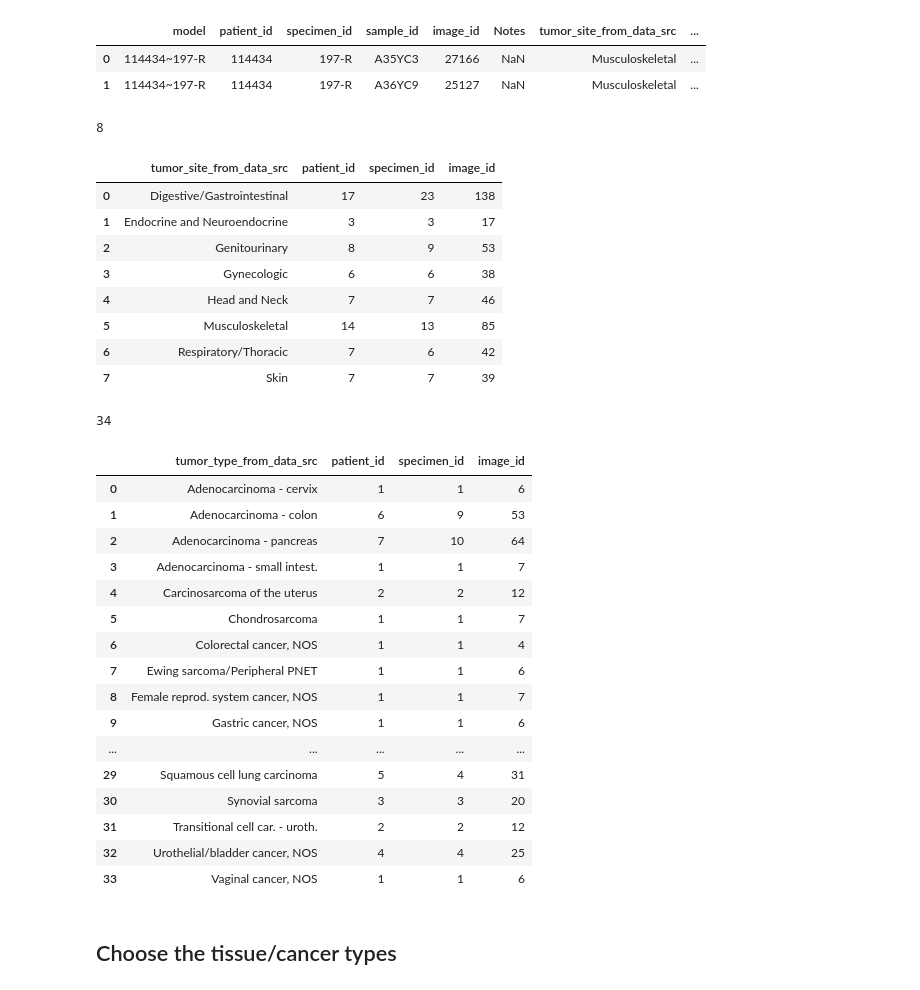
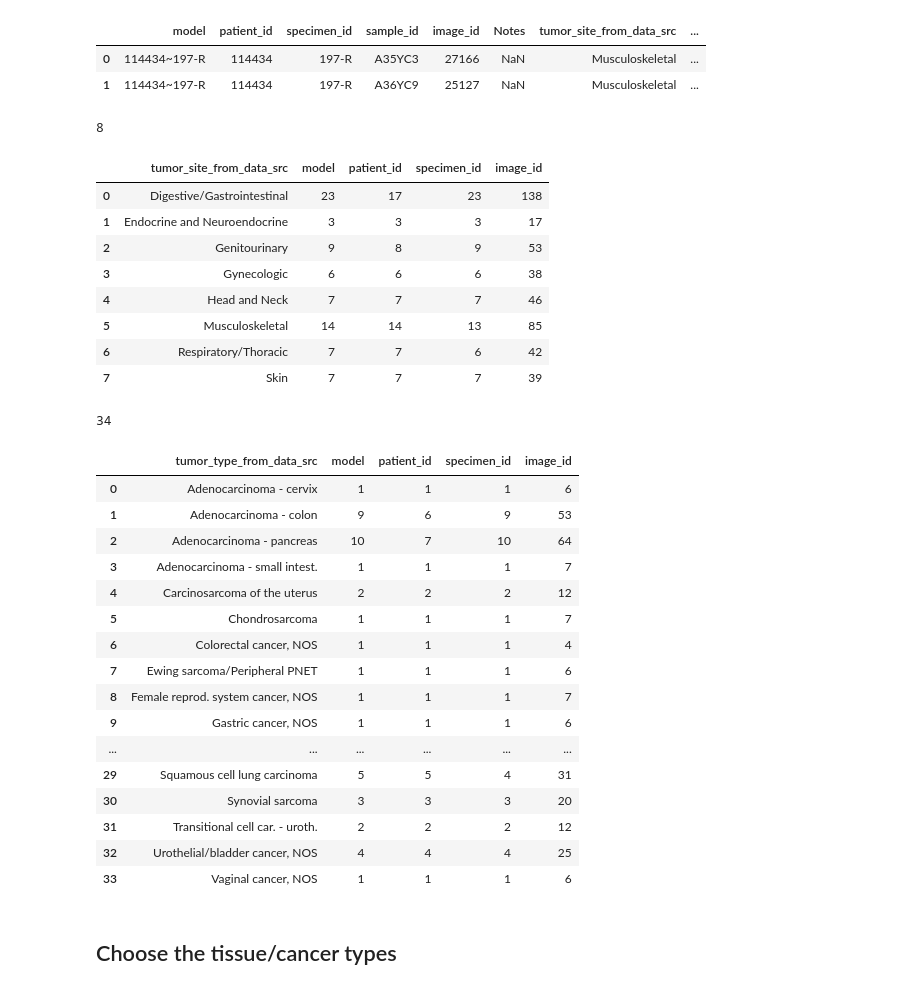
Before and after one commit to adpartin/pdx-histo, a Jupyter notebook: nbs/03-prep-data-for-slideflow.ipynb, the cells around one changed output. Saved outputs shown, nothing was run; the diff lists cells and outputs as text; code cells hidden in the pictures.

```diff
--- a/nbs/03-prep-data-for-slideflow.ipynb
+++ b/nbs/03-prep-data-for-slideflow.ipynb
@@ -27,43 +27,49 @@ display(df[:2])
 # %%
 c = 'tumor_site_from_data_src'
 print(df[c].nunique())
-tt = df.groupby([c]).agg({'patient_id': 'nunique', 'specimen_id': 'nunique', 'image_id': 'nunique'}).reset_index()
-tt
+tt = df.groupby([c]).agg({'model': 'nunique',
+                          'patient_id': 'nunique',
+                          'specimen_id': 'nunique',
+                          'image_id': 'nunique'}).reset_index()
+display(tt)
 # %% [output]
 8
-|  | tumor_site_from_data_src | patient_id | specimen_id | image_id |
-| 0 | Digestive/Gastrointestinal | 17 | 23 | 138 |
-| 1 | Endocrine and Neuroendocrine | 3 | 3 | 17 |
-| 2 | Genitourinary | 8 | 9 | 53 |
-| 3 | Gynecologic | 6 | 6 | 38 |
-| 4 | Head and Neck | 7 | 7 | 46 |
-| 5 | Musculoskeletal | 14 | 13 | 85 |
-| 6 | Respiratory/Thoracic | 7 | 6 | 42 |
-| 7 | Skin | 7 | 7 | 39 |
+|  | tumor_site_from_data_src | model | patient_id | specimen_id | image_id |
+| 0 | Digestive/Gastrointestinal | 23 | 17 | 23 | 138 |
+| 1 | Endocrine and Neuroendocrine | 3 | 3 | 3 | 17 |
+| 2 | Genitourinary | 9 | 8 | 9 | 53 |
+| 3 | Gynecologic | 6 | 6 | 6 | 38 |
+| 4 | Head and Neck | 7 | 7 | 7 | 46 |
+| 5 | Musculoskeletal | 14 | 14 | 13 | 85 |
+| 6 | Respiratory/Thoracic | 7 | 7 | 6 | 42 |
+| 7 | Skin | 7 | 7 | 7 | 39 |
 # %%
 c = 'tumor_type_from_data_src'
 print(df[c].nunique())
-tt = df.groupby(['tumor_type_from_data_src']).agg({'patient_id': 'nunique', 'specimen_id': 'nunique', 'image_id': 'nunique'}).reset_index()
-tt
+tt = df.groupby(['tumor_type_from_data_src']).agg({'model': 'nunique',
+                                                   'patient_id': 'nunique',
+                                                   'specimen_id': 'nunique',
+                                                   'image_id': 'nunique'}).reset_index()
+display(tt)
 # %% [output]
 34
-|  | tumor_type_from_data_src | patient_id | specimen_id | image_id |
-| 0 | Adenocarcinoma - cervix | 1 | 1 | 6 |
-| 1 | Adenocarcinoma - colon | 6 | 9 | 53 |
-| 2 | Adenocarcinoma - pancreas | 7 | 10 | 64 |
-| 3 | Adenocarcinoma - small intest. | 1 | 1 | 7 |
-| 4 | Carcinosarcoma of the uterus | 2 | 2 | 12 |
-| 5 | Chondrosarcoma | 1 | 1 | 7 |
-| 6 | Colorectal cancer, NOS | 1 | 1 | 4 |
-| 7 | Ewing sarcoma/Peripheral PNET | 1 | 1 | 6 |
-| 8 | Female reprod. system cancer, NOS | 1 | 1 | 7 |
-| 9 | Gastric cancer, NOS | 1 | 1 | 6 |
-| ... | ... | ... | ... | ... |
-| 29 | Squamous cell lung carcinoma | 5 | 4 | 31 |
-| 30 | Synovial sarcoma | 3 | 3 | 20 |
-| 31 | Transitional cell car. - uroth. | 2 | 2 | 12 |
-| 32 | Urothelial/bladder cancer, NOS | 4 | 4 | 25 |
-| 33 | Vaginal cancer, NOS | 1 | 1 | 6 |
+|  | tumor_type_from_data_src | model | patient_id | specimen_id | image_id |
+| 0 | Adenocarcinoma - cervix | 1 | 1 | 1 | 6 |
+| 1 | Adenocarcinoma - colon | 9 | 6 | 9 | 53 |
+| 2 | Adenocarcinoma - pancreas | 10 | 7 | 10 | 64 |
+| 3 | Adenocarcinoma - small intest. | 1 | 1 | 1 | 7 |
+| 4 | Carcinosarcoma of the uterus | 2 | 2 | 2 | 12 |
+| 5 | Chondrosarcoma | 1 | 1 | 1 | 7 |
+| 6 | Colorectal cancer, NOS | 1 | 1 | 1 | 4 |
+| 7 | Ewing sarcoma/Peripheral PNET | 1 | 1 | 1 | 6 |
+| 8 | Female reprod. system cancer, NOS | 1 | 1 | 1 | 7 |
+| 9 | Gastric cancer, NOS | 1 | 1 | 1 | 6 |
+| ... | ... | ... | ... | ... | ... |
+| 29 | Squamous cell lung carcinoma | 5 | 5 | 4 | 31 |
+| 30 | Synovial sarcoma | 3 | 3 | 3 | 20 |
+| 31 | Transitional cell car. - uroth. | 2 | 2 | 2 | 12 |
+| 32 | Urothelial/bladder cancer, NOS | 4 | 4 | 4 | 25 |
+| 33 | Vaginal cancer, NOS | 1 | 1 | 1 | 6 |
 # %% [markdown]
 ## Choose the tissue/cancer types
 # %%
```
